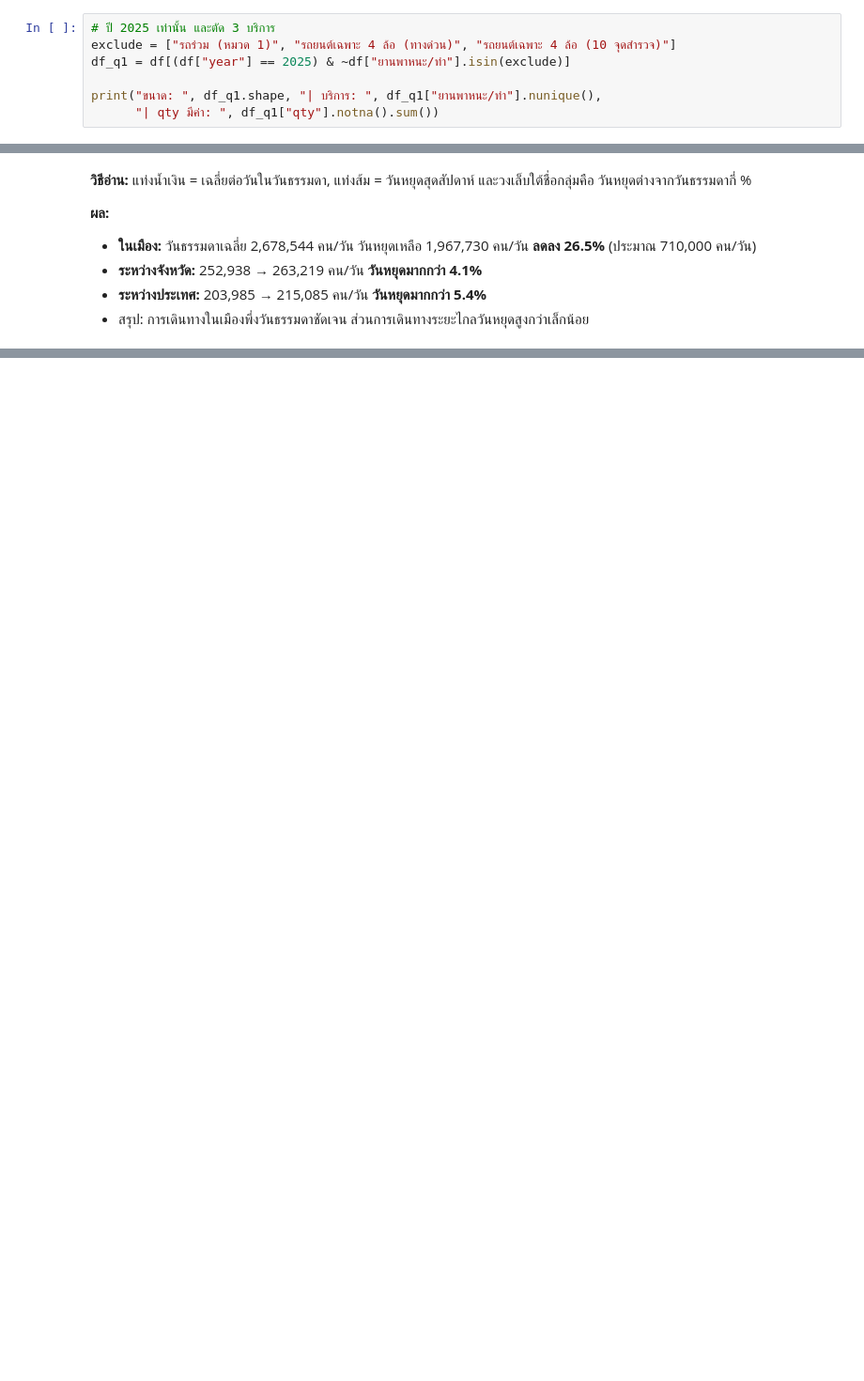
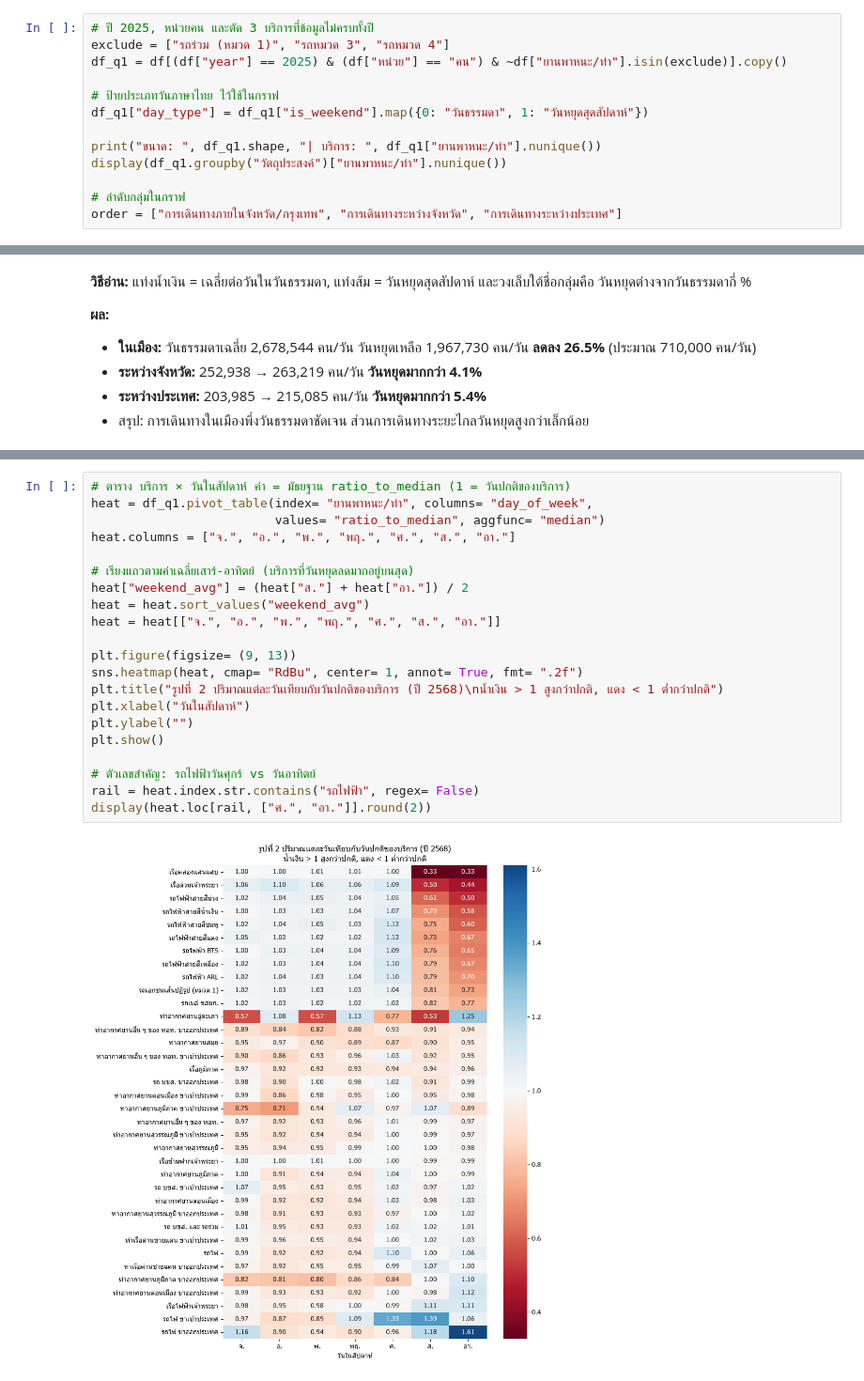
Before and after one commit to teeranai-teer/AIE314-Loading-Brain...-1percent, a Jupyter notebook: notebooks/02_Q1_Weekday_Weekend.ipynb, the cells around one changed output, grey strips where cells are left out. Shown at 94% size. Cells and saved outputs as stored; diff of their text form; blank space fills up the shorter version.

```diff
--- a/notebooks/02_Q1_Weekday_Weekend.ipynb
+++ b/notebooks/02_Q1_Weekday_Weekend.ipynb
@@ -21,8 +24,14 @@ df["date"] = pd.to_datetime(df["date"], format= "%Y-%m-%d")
 # %%
-# ปี 2025 เท่านั้น และตัด 3 บริการ
-exclude = ["รถร่วม (หมวด 1)", "รถยนต์เฉพาะ 4 ล้อ (ทางด่วน)", "รถยนต์เฉพาะ 4 ล้อ (10 จุดสำรวจ)"]
-df_q1 = df[(df["year"] == 2025) & ~df["ยานพาหนะ/ท่า"].isin(exclude)]
+# ปี 2025, หน่วยคน และตัด 3 บริการที่ข้อมูลไม่ครบทั้งปี
+exclude = ["รถร่วม (หมวด 1)", "รถหมวด 3", "รถหมวด 4"]
+df_q1 = df[(df["year"] == 2025) & (df["หน่วย"] == "คน") & ~df["ยานพาหนะ/ท่า"].isin(exclude)].copy()
 
-print("ขนาด: ", df_q1.shape, "| บริการ: ", df_q1["ยานพาหนะ/ท่า"].nunique(),
-      "| qty มีค่า: ", df_q1["qty"].notna().sum())
+# ป้ายประเภทวันภาษาไทย ไว้ใช้ในกราฟ
+df_q1["day_type"] = df_q1["is_weekend"].map({0: "วันธรรมดา", 1: "วันหยุดสุดสัปดาห์"})
+
+print("ขนาด: ", df_q1.shape, "| บริการ: ", df_q1["ยานพาหนะ/ท่า"].nunique())
+display(df_q1.groupby("วัตถุประสงค์")["ยานพาหนะ/ท่า"].nunique())
+
+# ลำดับกลุ่มในกราฟ
+order = ["การเดินทางภายในจังหวัด/กรุงเทพ", "การเดินทางระหว่างจังหวัด", "การเดินทางระหว่างประเทศ"]
 # %% [output]
@@ -157,0 +106,23 @@ display(heat.loc[["เรือคลองแสนแสบ", "รถหมว
+# %%
+# ตาราง บริการ × วันในสัปดาห์ ค่า = มัธยฐาน ratio_to_median (1 = วันปกติของบริการ)
+heat = df_q1.pivot_table(index= "ยานพาหนะ/ท่า", columns= "day_of_week",
+                         values= "ratio_to_median", aggfunc= "median")
+heat.columns = ["จ.", "อ.", "พ.", "พฤ.", "ศ.", "ส.", "อา."]
+
+# เรียงแถวตามค่าเฉลี่ยเสาร์-อาทิตย์ (บริการที่วันหยุดลดมากอยู่บนสุด)
+heat["weekend_avg"] = (heat["ส."] + heat["อา."]) / 2
+heat = heat.sort_values("weekend_avg")
+heat = heat[["จ.", "อ.", "พ.", "พฤ.", "ศ.", "ส.", "อา."]]
+
+plt.figure(figsize= (9, 13))
+sns.heatmap(heat, cmap= "RdBu", center= 1, annot= True, fmt= ".2f")
+plt.title("รูปที่ 2 ปริมาณแต่ละวันเทียบกับวันปกติของบริการ (ปี 2568)\nน้ำเงิน > 1 สูงกว่าปกติ, แดง < 1 ต่ำกว่าปกติ")
+plt.xlabel("วันในสัปดาห์")
+plt.ylabel("")
+plt.show()
+
+# ตัวเลขสำคัญ: รถไฟฟ้าวันศุกร์ vs วันอาทิตย์
+rail = heat.index.str.contains("รถไฟฟ้า", regex= False)
+display(heat.loc[rail, ["ศ.", "อา."]].round(2))
+# %% [output]
+[figure, added]
```
Also changed, not shown: parts of 20 cells of this notebook, 6 other files.
